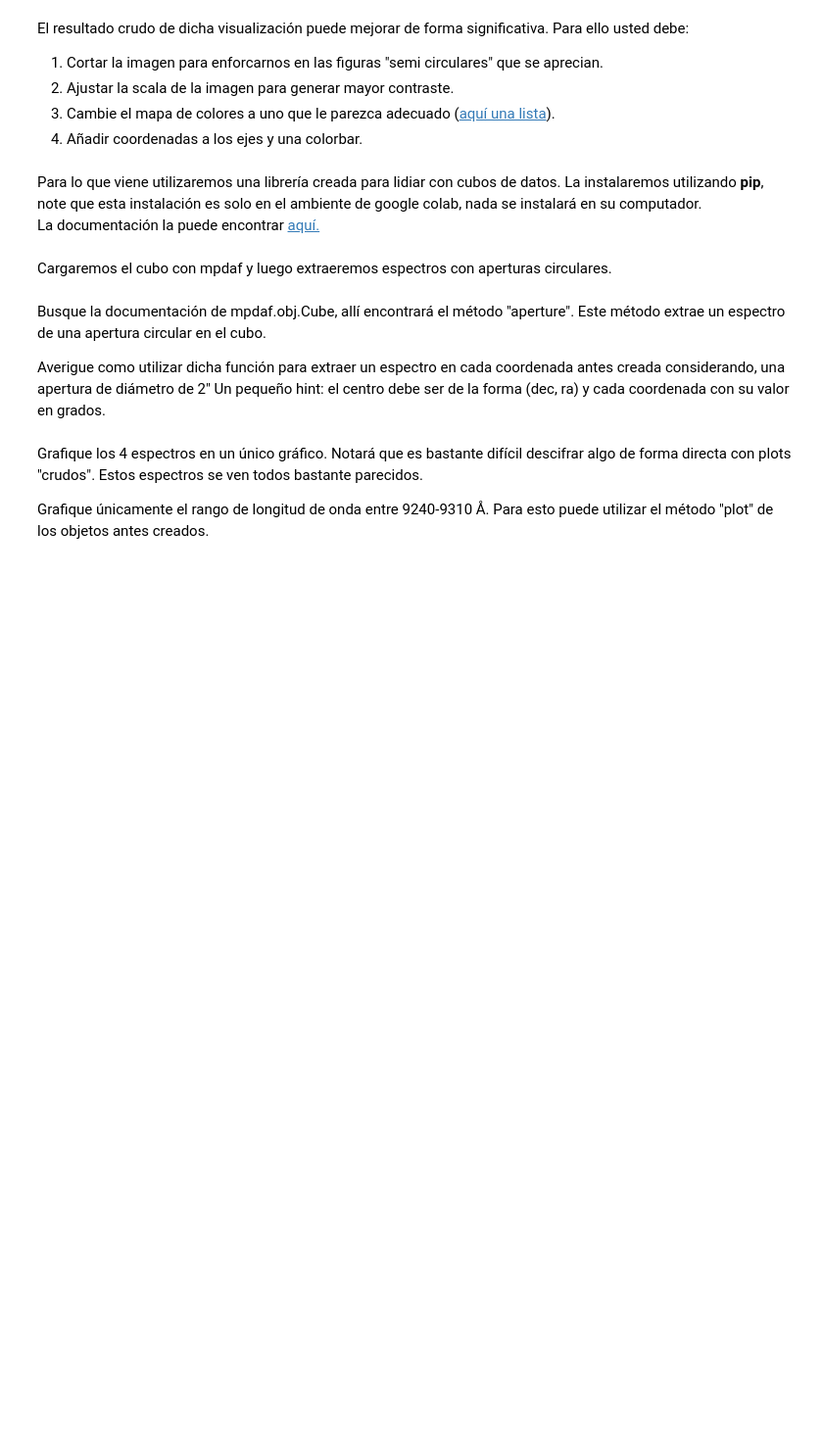
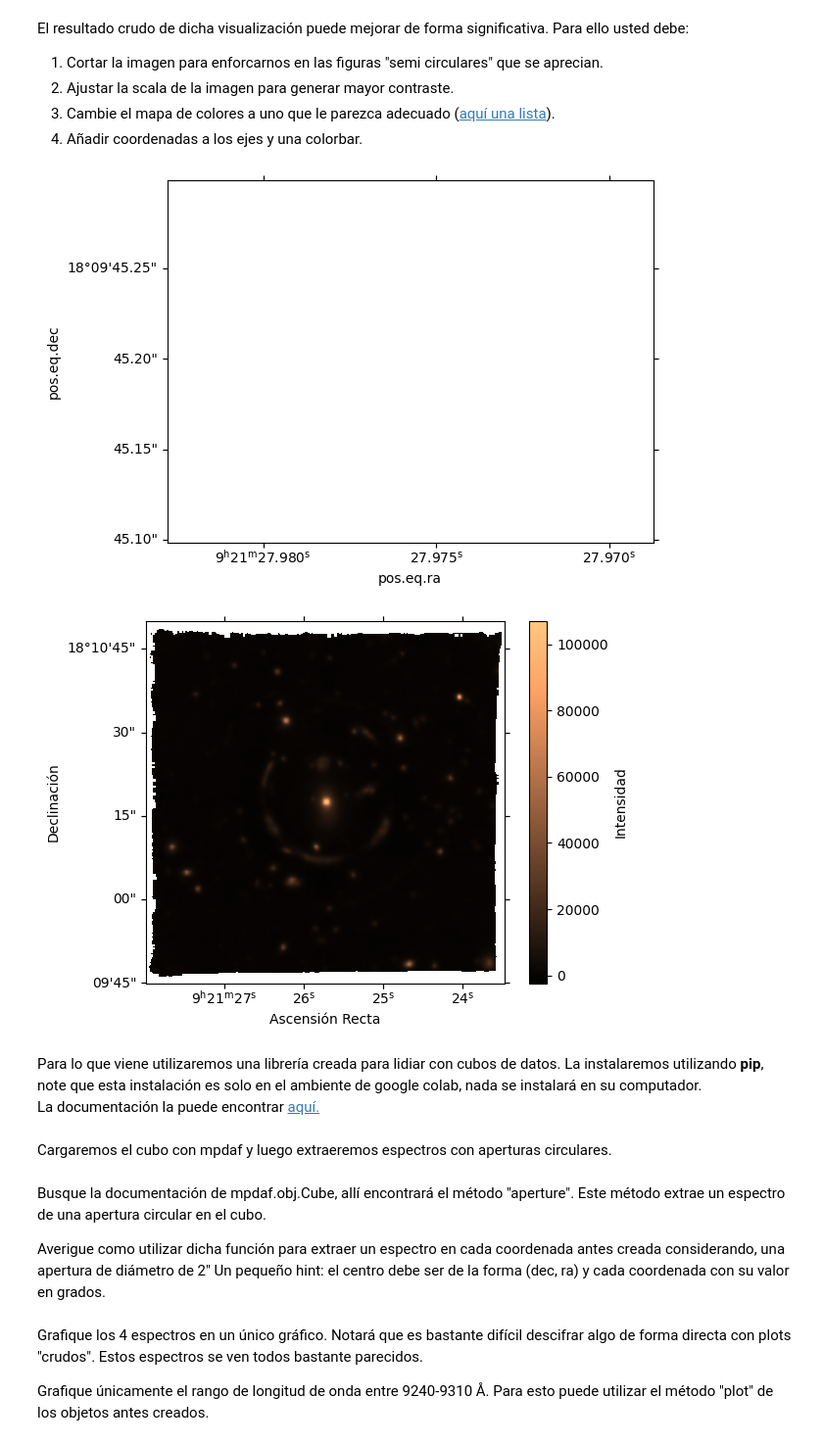
Before and after one commit to azavalac/Tarea-4-Zavala, a Jupyter notebook: Copia_de_Tarea4.ipynb, the cells around one changed output. Shown at 98% size. Drawn from its saved outputs; the diff is of its cells as text; code cells hidden in the pictures; blank space fills up the shorter version.

```diff
--- a/Copia_de_Tarea4.ipynb
+++ b/Copia_de_Tarea4.ipynb
@@ -116,6 +146,47 @@ Para ello usted debe:
 2. Ajustar la scala de la imagen para generar mayor contraste.
 3. Cambie el mapa de colores a uno que le parezca adecuado ([aquí una lista](https://matplotlib.org/stable/users/explain/colors/colormaps.html)).
 4. Añadir coordenadas a los ejes y una colorbar.
+# %%
+# prompt: puedes realizar lo que se pide arriba, por favor, con WCS
+
+import matplotlib.pyplot as plt
+from astropy.wcs import WCS
+
+# Crea un objeto WCS a partir del header del cubo
+wcs = WCS(cubo[1].header)
+wcs = wcs[0,:,:]
+
+# Crea una figura y un objeto de ejes con soporte WCS
+fig = plt.figure()
+ax = fig.add_subplot(1, 1, 1, projection=wcs)
+
+# Corta la imagen para enfocarnos en las figuras "semi circulares"
+# Ajusta estos valores según sea necesario
+#x_min = 100
+#x_max = 400
+#y_min = 100
+#y_max = 400
+#white_light_image_cropped = white_light_image[y_min:y_max, x_min:x_max]
+fig = plt.figure()
+ax = fig.add_subplot(1, 1, 1, projection=wcs)
+
+# Ajusta la escala de la imagen para generar mayor contraste
+# Muestra la imagen con escala ajustada y mapa de colores
+# Experimenta con diferentes mapas de colores
+plt.imshow(white_light_image, cmap='copper', origin='lower')
+
+# Añade una barra de color
+plt.colorbar(label='Intensidad')
+
+# Añade etiquetas a los ejes con coordenadas
+ax.set_xlabel('Ascensión Recta')
+ax.set_ylabel('Declinación')
+
+# Muestra la imagen
+plt.show()
+# %% [output]
+[figure, added]
+[figure, added]
 # %%
 # Solución
 from astropy.wcs import WCS
```
Also changed, not shown: parts of 9 cells of this notebook.
